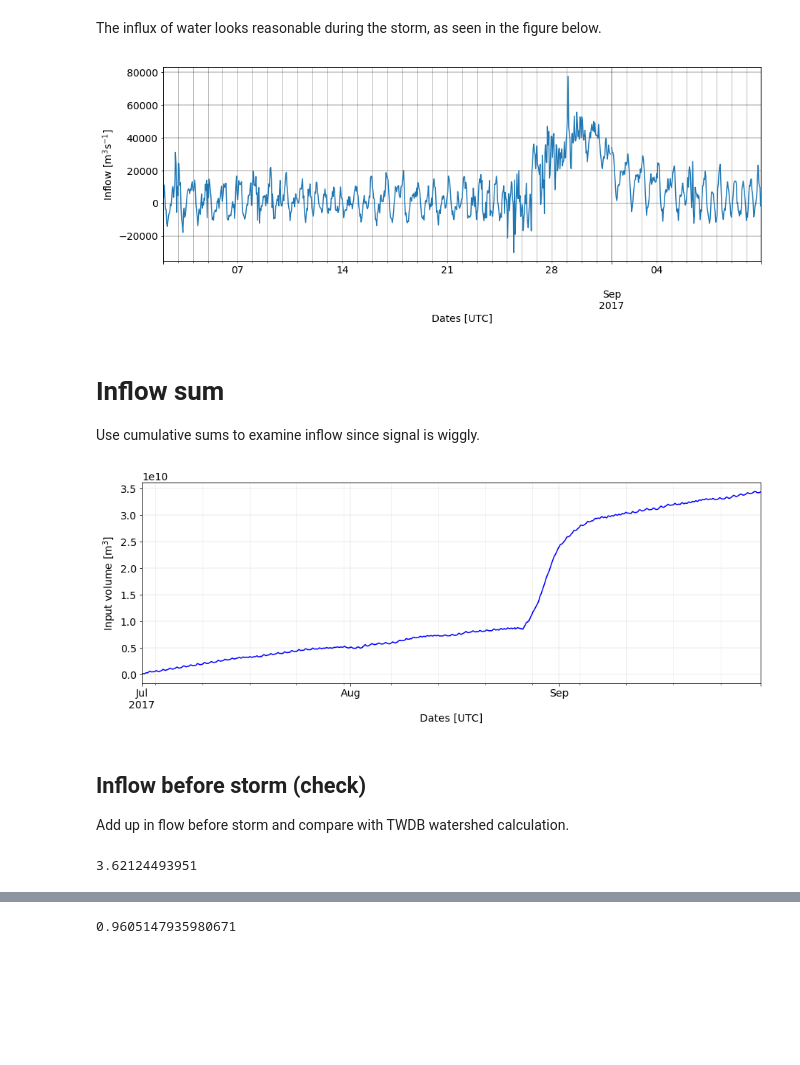
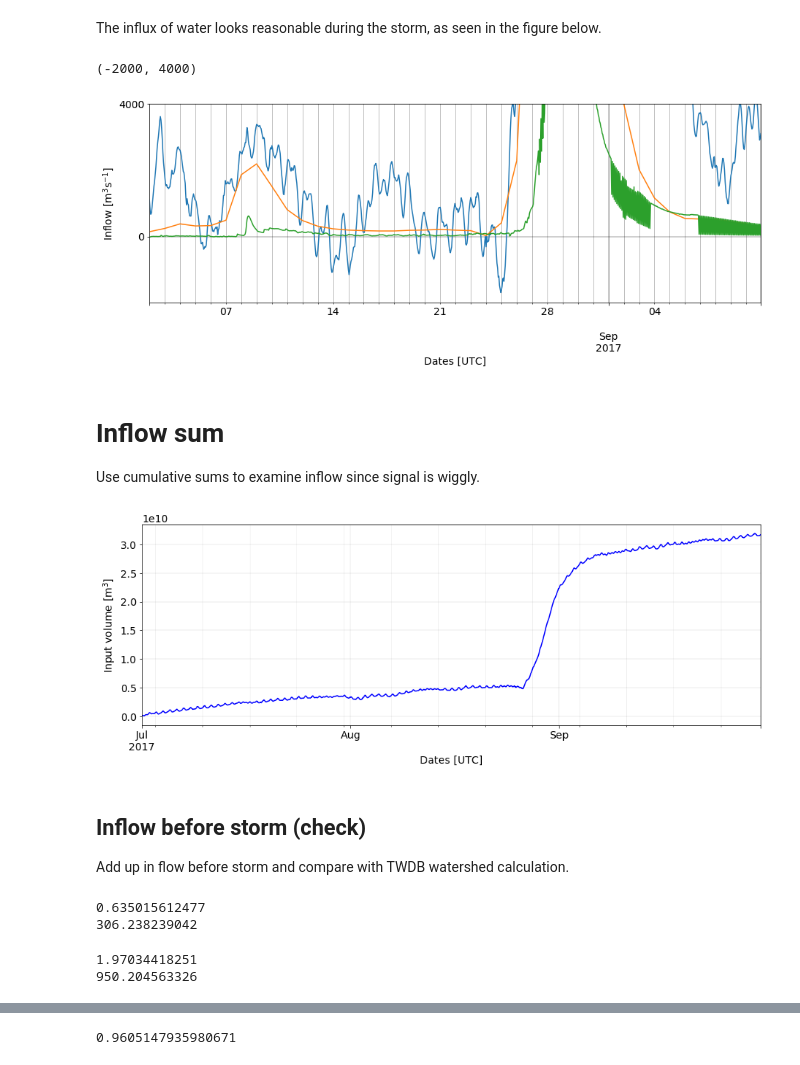
Before and after one commit to kthyng/flood_estimate, a Jupyter notebook: Hurricane Harvey Freshwater Input.ipynb, the cells around one changed output, grey strips where cells are left out. Drawn from its saved outputs; the diff is of its cells as text; code cells hidden in the pictures; blank space fills up the shorter version.

```diff
--- a/Hurricane Harvey Freshwater Input.ipynb
+++ b/Hurricane Harvey Freshwater Input.ipynb
@@ -92,7 +91,7 @@ buoys_used = ['MIDG', '8771013', 'g06010', 'BOLI', '8771486', '8771341', '877061
 # %%
 # See make_data notebook. This reads in data from many sources, recalculates so that all data is hourly by taking
 # hourly averages, and shifts water levels to all be mean high water to match the bathymetry.
-df = pd.read_csv(base + 'data.csv', parse_dates=True, index_col=0)
+df = pd.read_csv(base + 'data06.csv', parse_dates=True, index_col=0)
 
 dstart = '2017-06-01'; dend = '2017-12-31'
 # %%
@@ -599,7 +596,7 @@ Hm = -np.nanmean(bathym)
 # Average depth for west bay
 Hw = -np.nanmean(bathyw)
 # %%
-S = df['MIDG: Salinity']
+S = (0.33*df['MIDG: Salinity'] + 0.33*df['BOLI: Salinity'] + 0.33*df['TRIN: Salinity'])
 Sch = df['BOLI: Salinity']
 
 eta = df['8771013: Water Level [m]']  # m, for main bay
@@ -735,13 +877,27 @@ Qin = Qch + dVdt + dVwdt
 # %% [markdown]
 The influx of water looks reasonable during the storm, as seen in the figure below.
+# %%
+cols = ['08078000: Flow rate [m^3/s]', '08077600: Flow rate [m^3/s]', '08074500: Flow rate [m^3/s]',
+        '08068500: Flow rate [m^3/s]', '08068090: Flow rate [m^3/s]', '08070500: Flow rate [m^3/s]', '08071000: Flow rate [m^3/s]',
+        '08070200: Flow rate [m^3/s]', '08071280: Flow rate [m^3/s]', '08067252: Flow rate [m^3/s]',
+        '08067000: Flow rate [m^3/s]', '08077650: Flow rate [m^3/s]', '08073600: Flow rate [m^3/s]']
 # %%
-Qin['2017-8-2':'2017-9-10'].plot(figsize=(15,5), grid=True)
+# Qin['2017-8-2':'2017-9-10'].plot(figsize=(15,15), grid=True)
+(Qin['2017-8-2':'2017-9-10'].rolling(window=72, min_periods=1, center=True).mean()).plot(figsize=(15,5), grid=True)
+ax=inf['2017-8-2':'2017-9-10'].plot()
+df.loc['2017-8-2':'2017-9-10',cols].sum(axis=1).plot(ax=ax)
 plt.grid(which='major', lw=1.5, color='k', alpha=0.25)
 plt.grid(which='minor', lw=1, color='k', alpha=0.25)
 plt.ylabel('Inflow [m$^3$s$^{-1}$]')
-plt.savefig('figures/Qin_only.pdf', bbox_inches='tight')
+plt.yticks(np.arange(-20000,40000,4000))
+plt.ylim(-2000,4000)
+# df['8771013: Water Level [m]']['2017-8-2':'2017-9-10'].plot(secondary_y=True)
+# df['smean']['2017-8-2':'2017-9-10'].plot(secondary_y=True)
+
+# plt.savefig('figures/Qin_only.pdf', bbox_inches='tight')
 # %% [output]
+(-2000, 4000)
-[figure, old version]
+[figure, new version]
 # %% [markdown]
 # Inflow sum
 
@@ -762,14 +918,26 @@ ax.set_ylabel('Input volume [m$^3$]')
 ax.grid(which='major', lw=1.5, color='k', alpha=0.05)
 ax.grid(which='minor', lw=1, color='k', alpha=0.05)
 # %% [output]
-[figure, old version]
+[figure, new version]
 # %% [markdown]
 ## Inflow before storm (check)
 
 Add up in flow before storm and compare with TWDB watershed calculation.
+# %%
+# LINEAR REGRESSION FOR JULY AND AUGUST
+# inflow from 8/1 through 8/24
+Qb = (Vincum.loc['2017-8-24 23:00'] - Vincum.loc['2017-8-1 00:00'])/1000**3
+print(Qb)
+print(Qb*(1000**3)/(86400*24))
+# %% [output]
+0.635015612477
+306.238239042
 # %%
+# LINEAR REGRESSON FOR ONLY AUGUST
 # inflow from 8/1 through 8/24
 Qb = (Vincum.loc['2017-8-24 23:00'] - Vincum.loc['2017-8-1 00:00'])/1000**3
 print(Qb)
+print(Qb*(1000**3)/(86400*24))
 # %% [output]
-3.62124493951
+1.97034418251
+950.204563326
```
Also changed, not shown: parts of 32 cells of this notebook.
